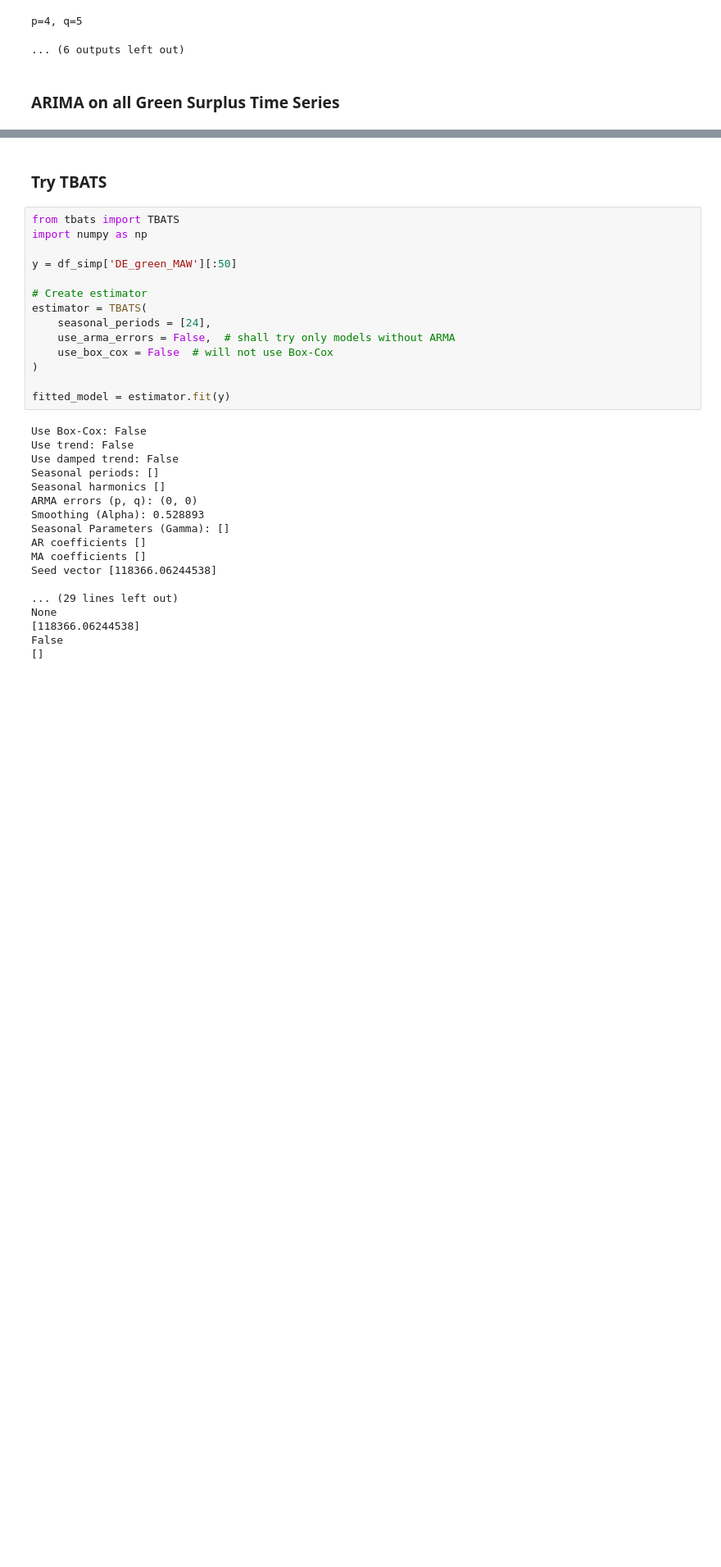
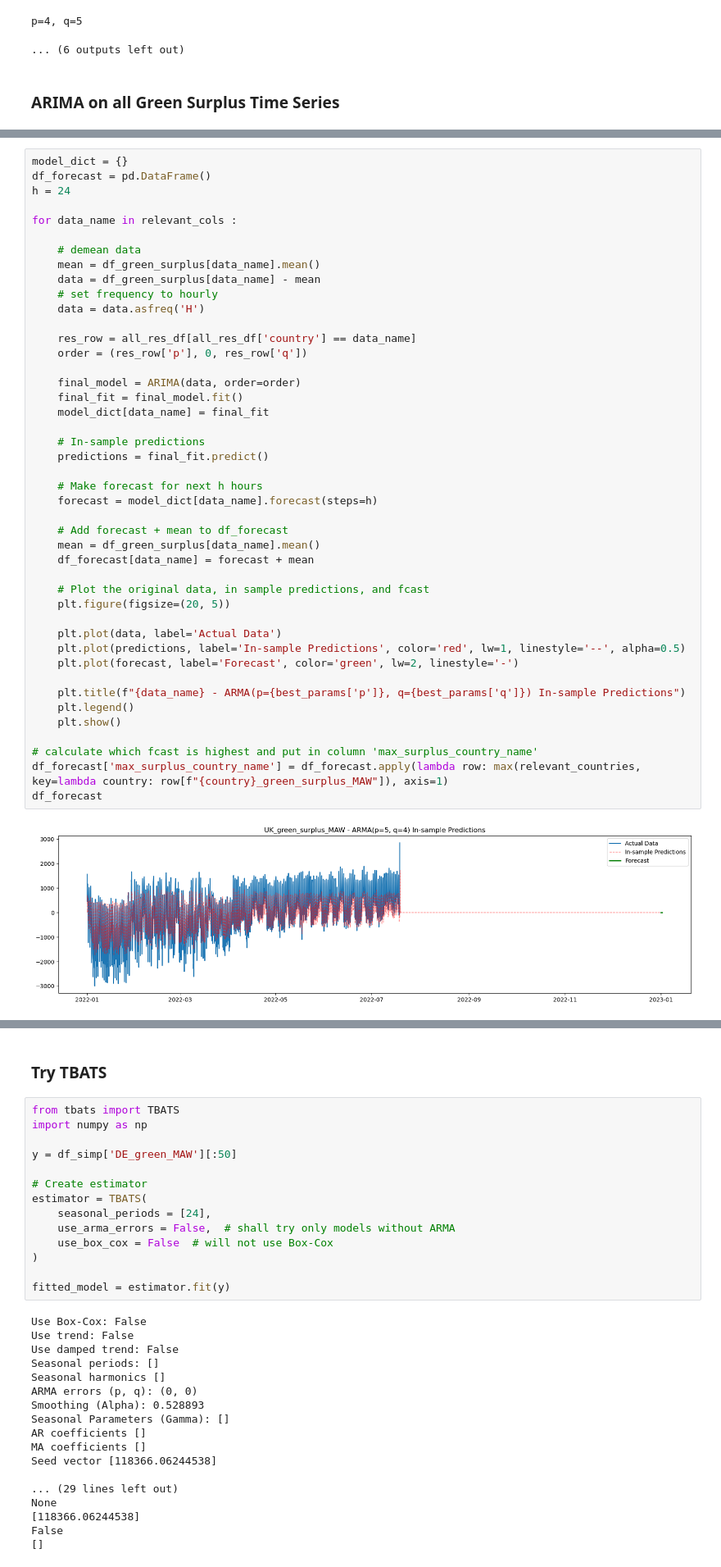
Before and after one commit to hikotei/2023_11_18-SE-Europe-Data_Challenge, a Jupyter notebook: 2023_11_20 data analysis.ipynb, the cells around one changed output, grey strips where cells are left out. Shown at 82% size. Saved outputs shown, nothing was run; the diff lists cells and outputs as text; blank space fills up the shorter version.

```diff
--- a/2023_11_20 data analysis.ipynb
+++ b/2023_11_20 data analysis.ipynb
@@ -446,0 +465,46 @@ all_res_df
+# %%
+model_dict = {}
+df_forecast = pd.DataFrame()
+h = 24
+
+for data_name in relevant_cols :
+
+    # demean data
+    mean = df_green_surplus[data_name].mean()
+    data = df_green_surplus[data_name] - mean
+    # set frequency to hourly
+    data = data.asfreq('H')
+
+    res_row = all_res_df[all_res_df['country'] == data_name]
+    order = (res_row['p'], 0, res_row['q'])
+
+    final_model = ARIMA(data, order=order)
+    final_fit = final_model.fit()
+    model_dict[data_name] = final_fit
+
+    # In-sample predictions
+    predictions = final_fit.predict()
+
+    # Make forecast for next h hours
+    forecast = model_dict[data_name].forecast(steps=h)
+
+    # Add forecast + mean to df_forecast
+    mean = df_green_surplus[data_name].mean()
+    df_forecast[data_name] = forecast + mean
+
+    # Plot the original data, in sample predictions, and fcast
+    plt.figure(figsize=(20, 5))
+
+    plt.plot(data, label='Actual Data')
+    plt.plot(predictions, label='In-sample Predictions', color='red', lw=1, linestyle='--', alpha=0.5)
+    plt.plot(forecast, label='Forecast', color='green', lw=2, linestyle='-')
+
+    plt.title(f"{data_name} - ARMA(p={best_params['p']}, q={best_params['q']}) In-sample Predictions")
+    plt.legend()
+    plt.show()
+
+# calculate which fcast is highest and put in column 'max_surplus_country_name'
+df_forecast['max_surplus_country_name'] = df_forecast.apply(lambda row: max(relevant_countries, key=lambda country: row[f"{country}_green_surplus_MAW"]), axis=1)
+df_forecast
+# %% [output]
+[figure, added]
```
Also changed, not shown: parts of 5 cells of this notebook, 1 other file.
